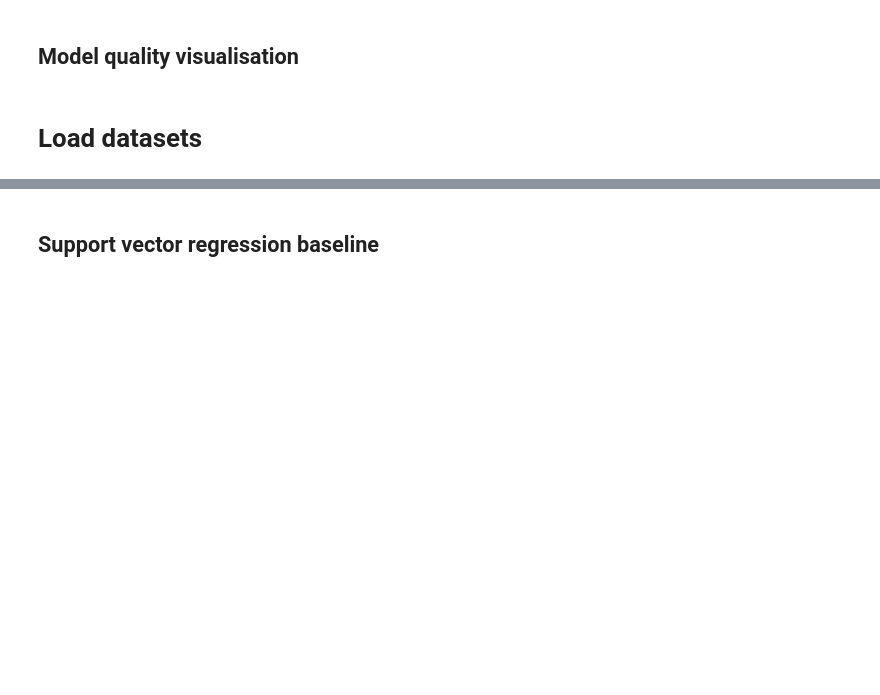
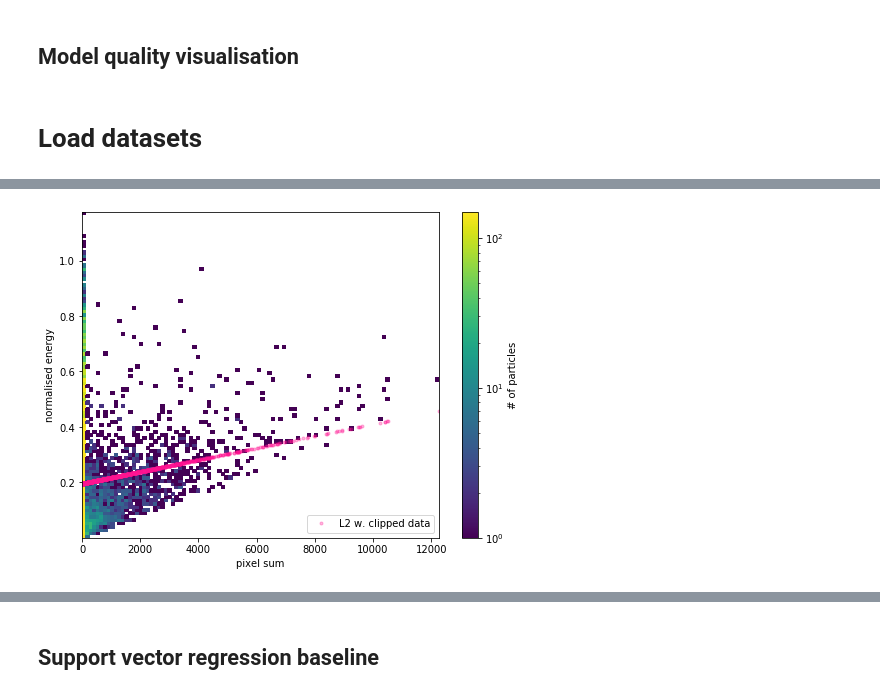
Before and after one commit to pauldebryas/SND_trackers_My_data, a Jupyter notebook: baseline-new-data.ipynb, the cells around one changed output, grey strips where cells are left out. Saved outputs shown, nothing was run; the diff lists cells and outputs as text; code cells hidden in the pictures; blank space fills up the shorter version.

```diff
--- a/baseline-new-data.ipynb
+++ b/baseline-new-data.ipynb
@@ -164,0 +277,4 @@ def dataset_clip(X_arr, y_arr, min_clip):
+# %%
+plot_2d_energy_hist(X_train, y_train, y_pred_l2)
+# %% [output]
+[figure, added]
```
Also changed, not shown: parts of 40 cells of this notebook, 2 other files.
